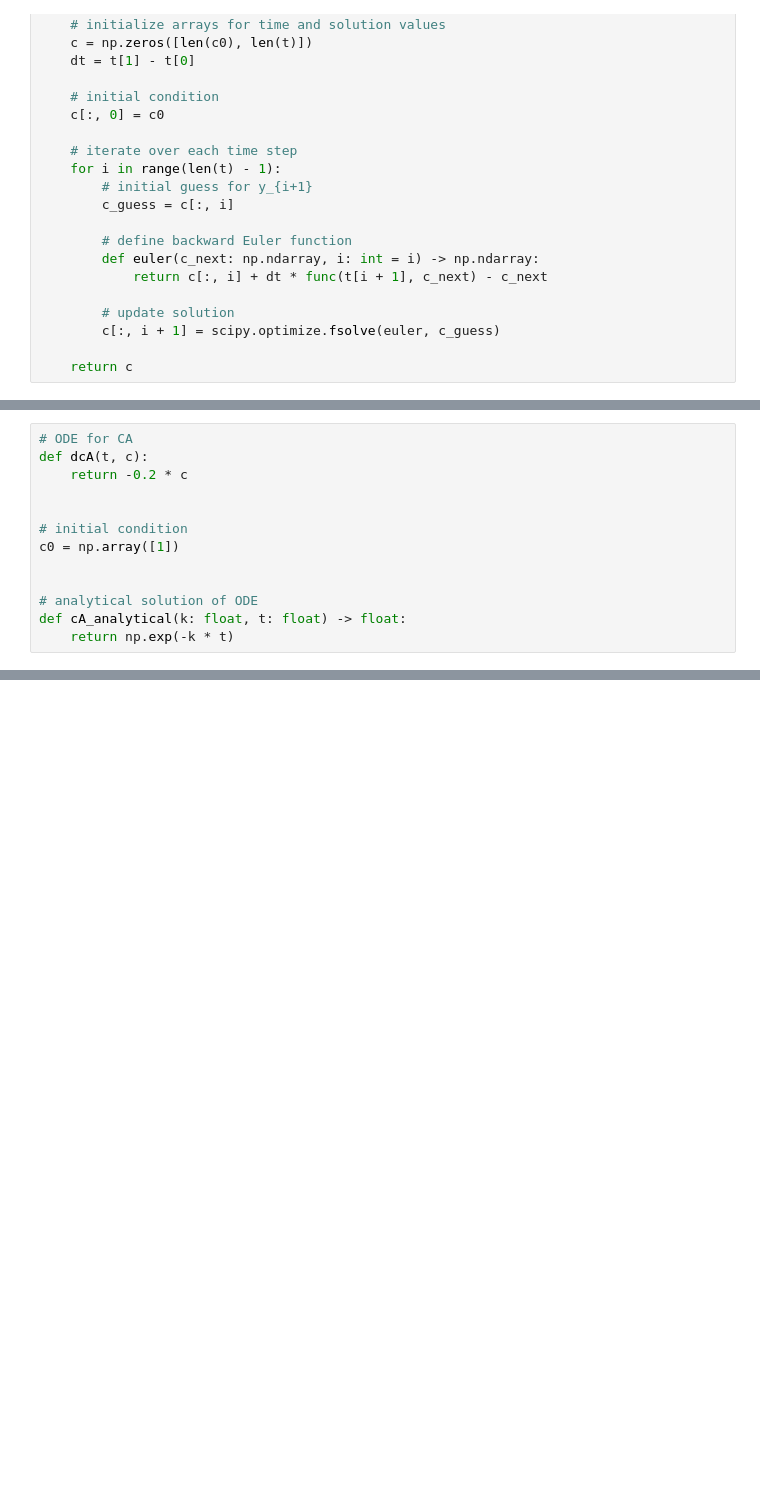
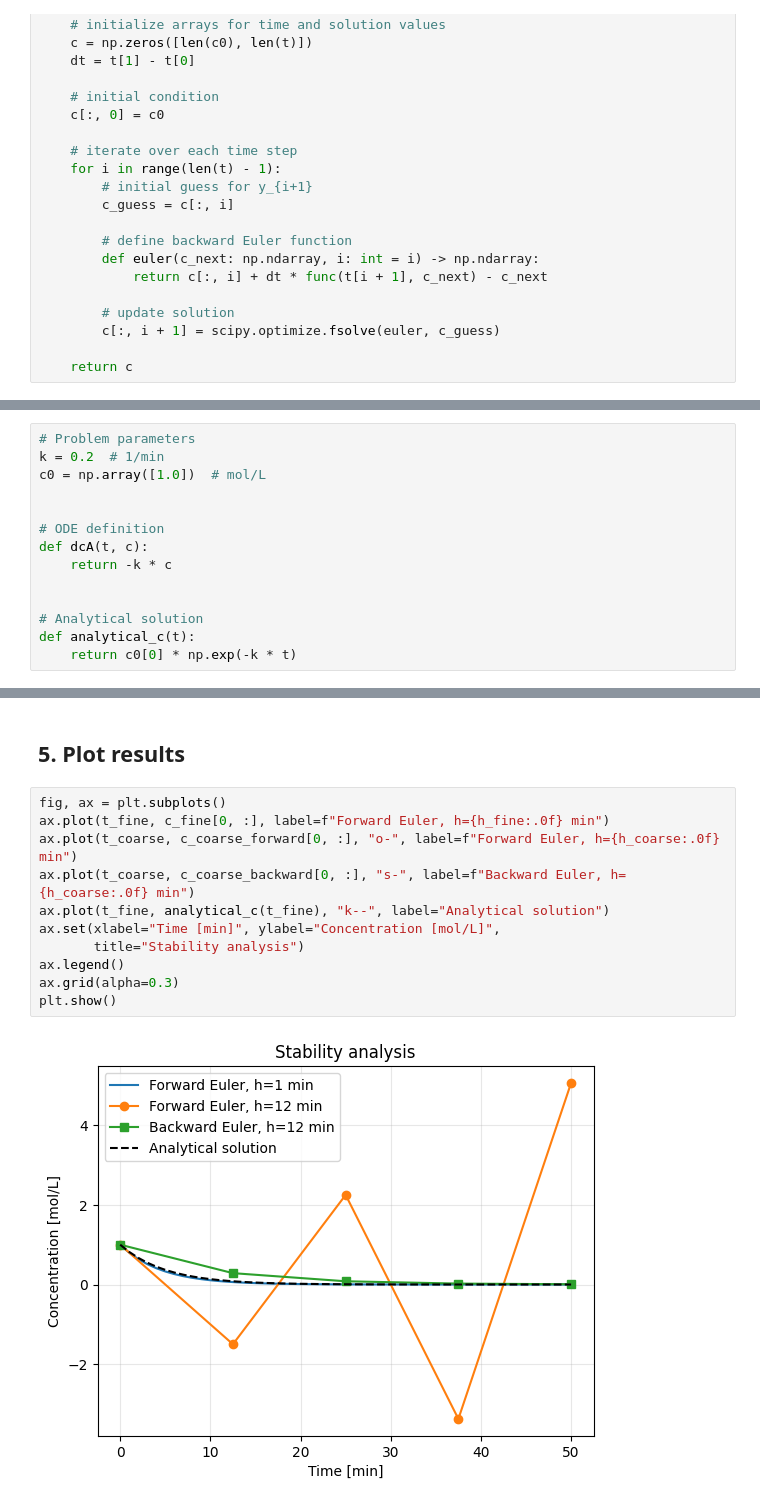
Before and after one commit to process-intelligence-research/computational_practicum_lecture_coding, a Jupyter notebook: q1_lecture_5/04_stability.ipynb, the cells around one changed output, grey strips where cells are left out. Saved outputs shown, nothing was run; the diff lists cells and outputs as text; blank space fills up the shorter version.

```diff
--- a/q1_lecture_5/04_stability.ipynb
+++ b/q1_lecture_5/04_stability.ipynb
@@ -113,13 +94,0 @@ Define parameters
-# %%
-# ODE for CA
-def dcA(t, c):
-    return -0.2 * c
-
-
-# initial condition
-c0 = np.array([1])
-
-
-# analytical solution of ODE
-def cA_analytical(k: float, t: float) -> float:
-    return np.exp(-k * t)
@@ -150,0 +95,14 @@ plt.show()
+# %%
+# Problem parameters
+k = 0.2  # 1/min
+c0 = np.array([1.0])  # mol/L
+
+
+# ODE definition
+def dcA(t, c):
+    return -k * c
+
+
+# Analytical solution
+def analytical_c(t):
+    return c0[0] * np.exp(-k * t)
@@ -150,0 +124,15 @@ plt.show()
+# %% [markdown]
+## 5. Plot results
+# %%
+fig, ax = plt.subplots()
+ax.plot(t_fine, c_fine[0, :], label=f"Forward Euler, h={h_fine:.0f} min")
+ax.plot(t_coarse, c_coarse_forward[0, :], "o-", label=f"Forward Euler, h={h_coarse:.0f} min")
+ax.plot(t_coarse, c_coarse_backward[0, :], "s-", label=f"Backward Euler, h={h_coarse:.0f} min")
+ax.plot(t_fine, analytical_c(t_fine), "k--", label="Analytical solution")
+ax.set(xlabel="Time [min]", ylabel="Concentration [mol/L]",
+       title="Stability analysis")
+ax.legend()
+ax.grid(alpha=0.3)
+plt.show()
+# %% [output]
+[figure, added]
```
Also changed, not shown: parts of 17 cells of this notebook, 6 other files.
